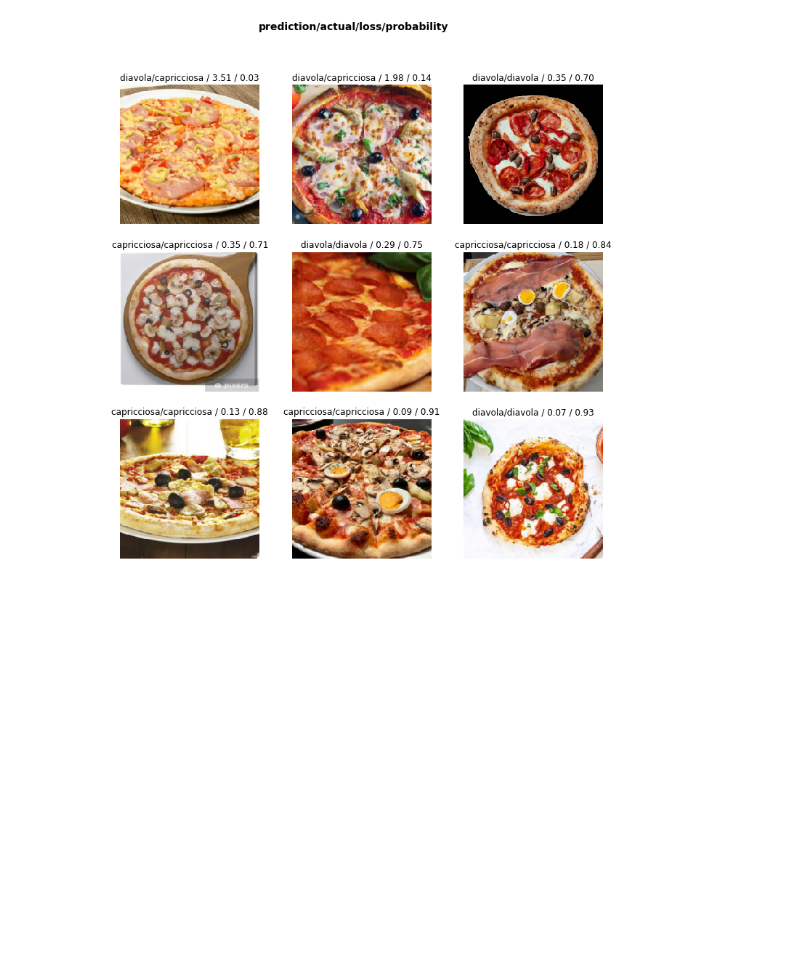
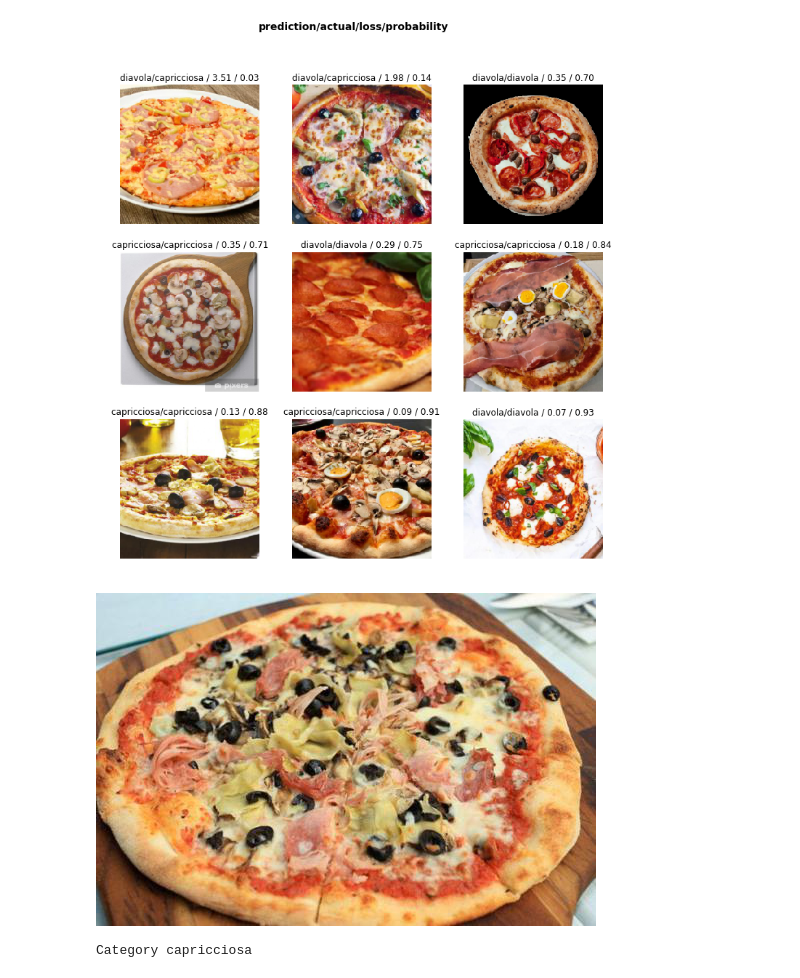
Before and after one commit to dbudhrani/capricciosa-o-diavola, a Jupyter notebook: pizza-classifier.ipynb, the cells around one changed output. Cells and saved outputs as stored; diff of their text form; code cells hidden in the pictures; blank space fills up the shorter version.

```diff
--- a/pizza-classifier.ipynb
+++ b/pizza-classifier.ipynb
@@ -84,0 +89,5 @@ learn.save('stage-2')
+# %%
+img = open_image(path/'capricciosa'/'17. pizza-capricciosa.jpg')
+img
+# %% [output]
+[figure, added]
@@ -84,0 +96,5 @@ learn.save('stage-2')
+# %%
+pred_class,pred_idx,outputs = learn.predict(img)
+pred_class
+# %% [output]
+Category capricciosa
```
Also changed, not shown: parts of 3 cells of this notebook.
